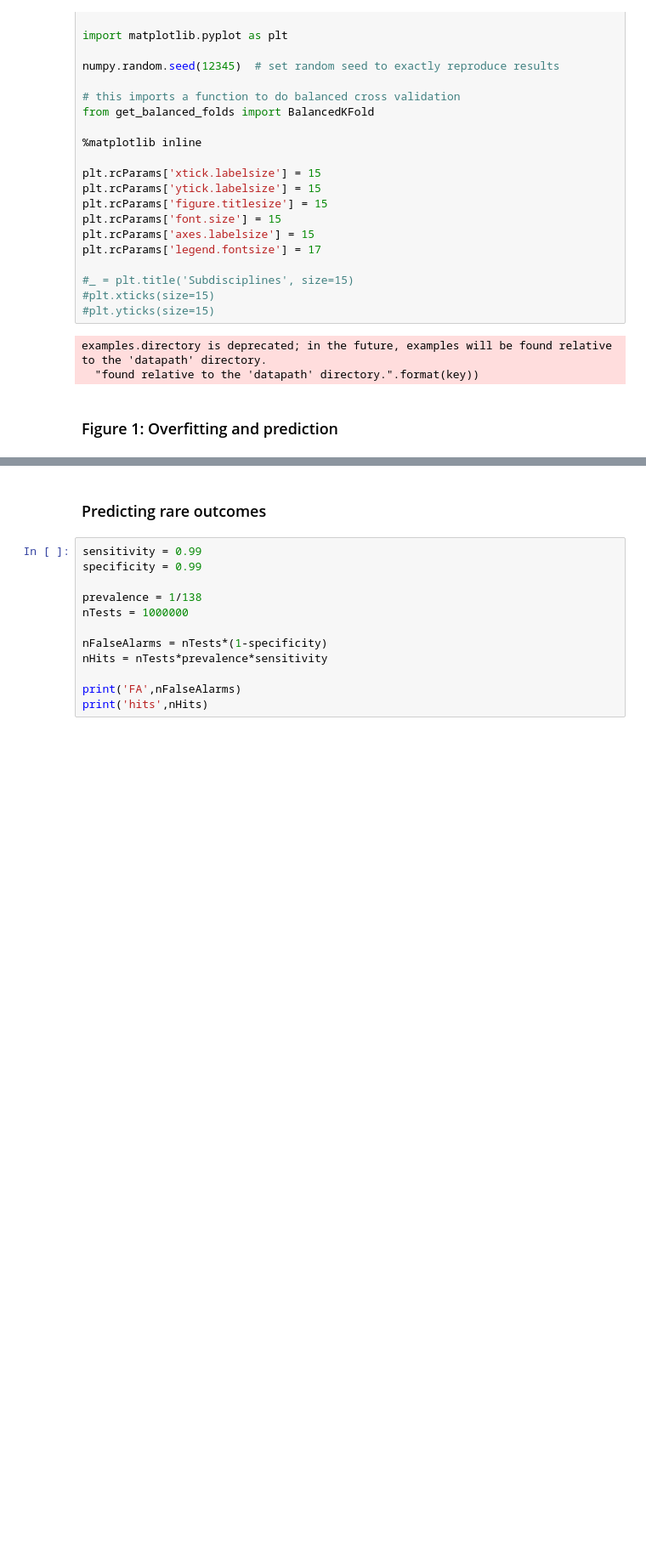
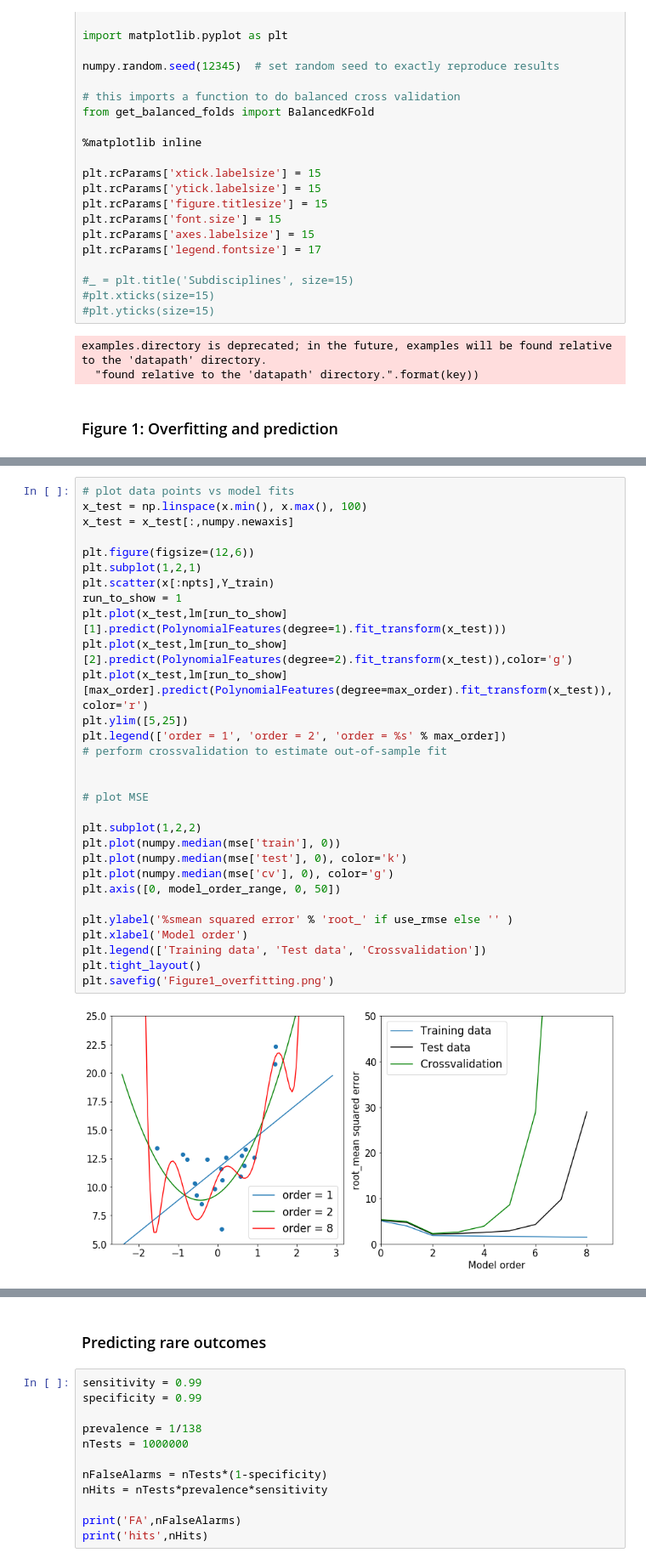
Before and after one commit to poldrack/PredictionCV, a Jupyter notebook: PredictionPaperFigures.ipynb, the cells around one changed output, grey strips where cells are left out. Shown at 85% size. Saved outputs shown, nothing was run; the diff lists cells and outputs as text; blank space fills up the shorter version.

Commit message:
multiple simulation runs, use median root mse for plot

```diff
--- a/PredictionPaperFigures.ipynb
+++ b/PredictionPaperFigures.ipynb
@@ -123 +108,33 @@ plt.savefig('Figure1_overfitting.png')
+# %%
+# plot data points vs model fits
+x_test = np.linspace(x.min(), x.max(), 100)
+x_test = x_test[:,numpy.newaxis]
+
+plt.figure(figsize=(12,6))
+plt.subplot(1,2,1)
+plt.scatter(x[:npts],Y_train)
+run_to_show = 1
+plt.plot(x_test,lm[run_to_show][1].predict(PolynomialFeatures(degree=1).fit_transform(x_test)))
+plt.plot(x_test,lm[run_to_show][2].predict(PolynomialFeatures(degree=2).fit_transform(x_test)),color='g')
+plt.plot(x_test,lm[run_to_show][max_order].predict(PolynomialFeatures(degree=max_order).fit_transform(x_test)),color='r')
+plt.ylim([5,25])
+plt.legend(['order = 1', 'order = 2', 'order = %s' % max_order])
+# perform crossvalidation to estimate out-of-sample fit
+
+
+# plot MSE
+
+plt.subplot(1,2,2)
+plt.plot(numpy.median(mse['train'], 0))
+plt.plot(numpy.median(mse['test'], 0), color='k')
+plt.plot(numpy.median(mse['cv'], 0), color='g')
+plt.axis([0, model_order_range, 0, 50])
+
+plt.ylabel('%smean squared error' % 'root_' if use_rmse else '' )
+plt.xlabel('Model order')
+plt.legend(['Training data', 'Test data', 'Crossvalidation'])
+plt.tight_layout()
+plt.savefig('Figure1_overfitting.png')
+# %% [output]
+[figure, added]
 # %% [markdown]
```
Also changed, not shown: parts of 3 cells of this notebook.
